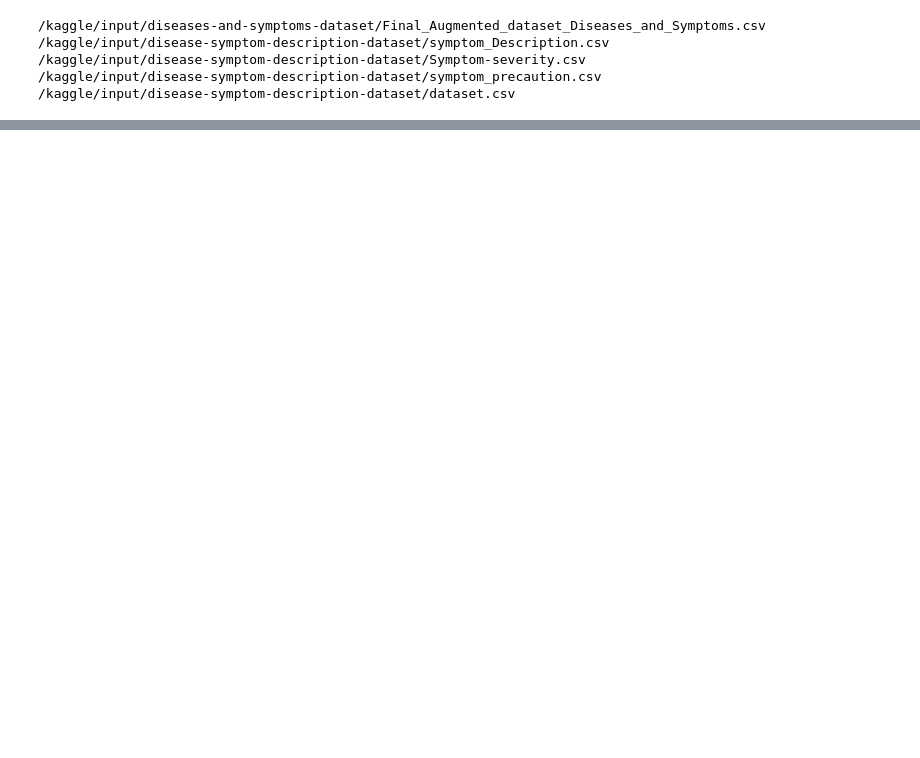
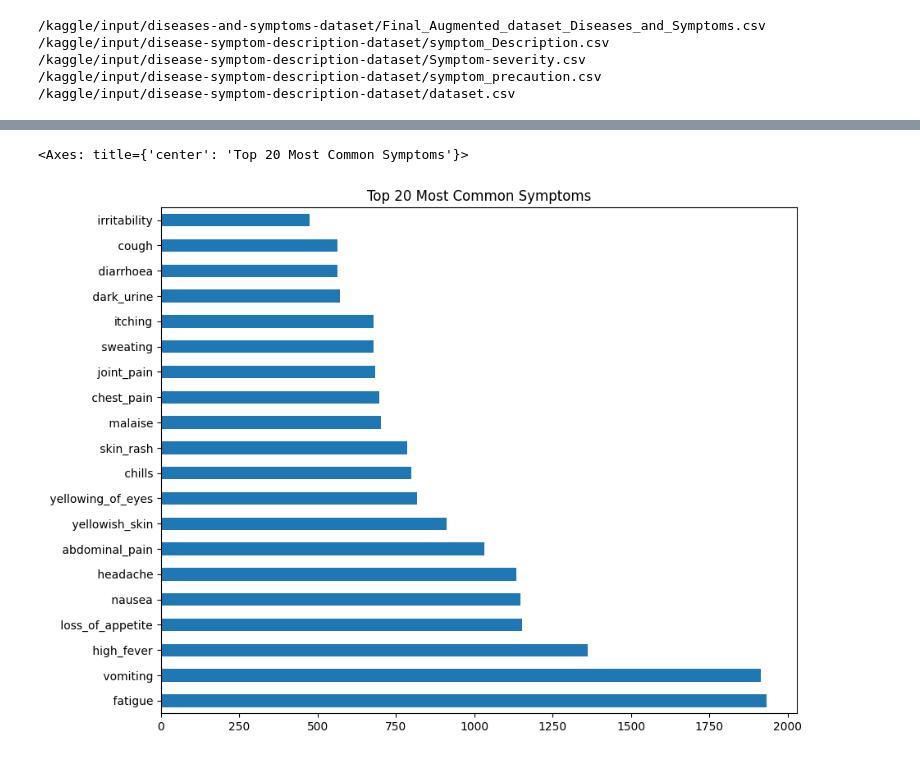
Before and after one commit to raman7976/Symptom-Disease-Diagnosis-ML, a Jupyter notebook: symptom-disease-diagnosis.ipynb, the cells around one changed output, grey strips where cells are left out. Cells and saved outputs as stored; diff of their text form; code cells hidden in the pictures; blank space fills up the shorter version.

```diff
--- a/symptom-disease-diagnosis.ipynb
+++ b/symptom-disease-diagnosis.ipynb
@@ -150,0 +88,3 @@ Diagnosis complete.
+# %%
+# Replace NaNs with a placeholder
+df.fillna('none', inplace=True)
@@ -150,0 +93,18 @@ Diagnosis complete.
+# %%
+
+symptom_cols = [f'Symptom_{i}' for i in range(1, 18)]
+all_symptoms = df[symptom_cols].values.flatten()
+unique_symptoms = pd.Series(all_symptoms).dropna().unique()
+unique_symptoms = [sym for sym in unique_symptoms if sym != 'none']
+# %%
+# Create empty binary matrix
+binary_matrix = pd.DataFrame(0, index=df.index, columns=unique_symptoms)
+
+# Fill binary matrix: set 1 where symptom is present
+for i, row in df.iterrows():
+    symptoms_present = row[symptom_cols].values
+    for s in symptoms_present:
+        if s != 'none':
+            binary_matrix.loc[i, s] = 1
+# %%
+binary_matrix['Disease'] = df['Disease']
@@ -150,0 +124,7 @@ Diagnosis complete.
+# %%
+#top 20 most common symptoms
+symptom_counts = binary_matrix.drop(columns=['Disease']).sum().sort_values(ascending=False)
+symptom_counts.head(20).plot(kind='barh', figsize=(10,8), title='Top 20 Most Common Symptoms')
+# %% [output]
+<Axes: title={'center': 'Top 20 Most Common Symptoms'}>
+[figure, added]
```
Also changed, not shown: parts of 28 cells of this notebook.
